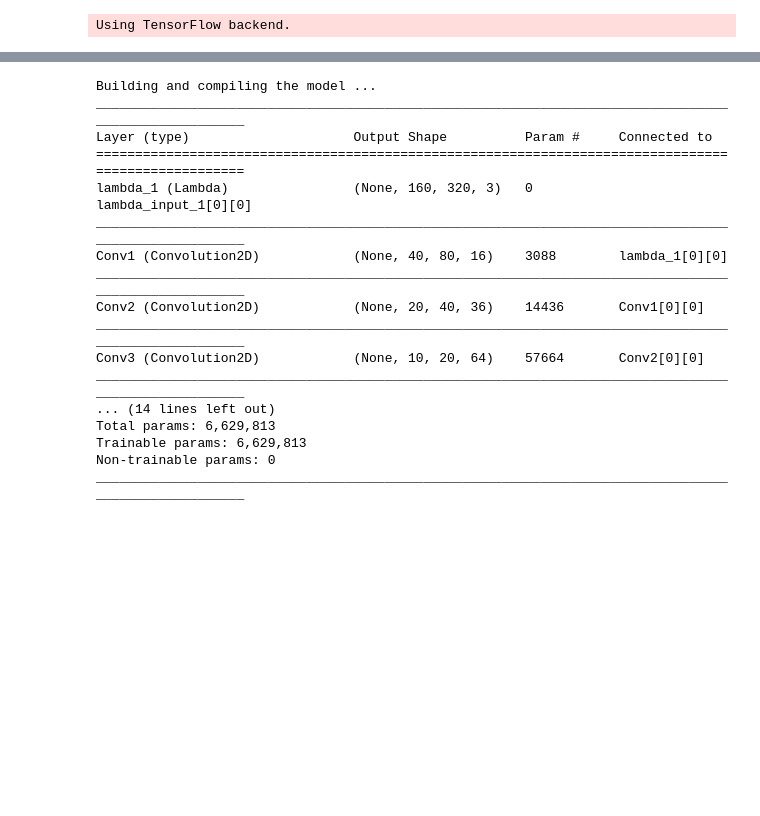
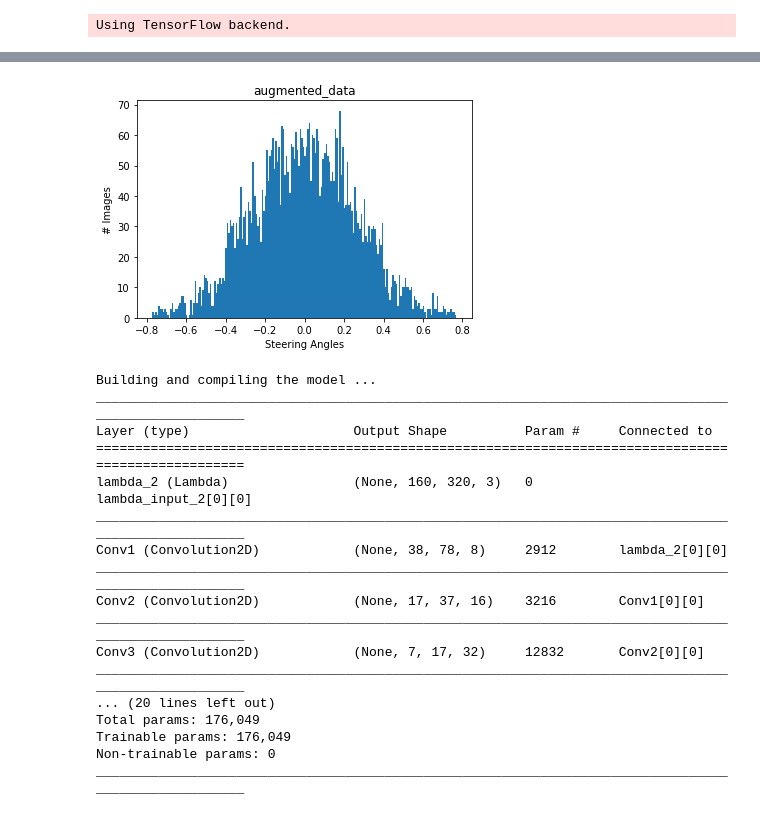
Before and after one commit to iitkliv/autonomous-driving-monocam, a Jupyter notebook: src/steer_only/prototype.ipynb, the cells around one changed output, grey strips where cells are left out. Saved outputs shown, nothing was run; the diff lists cells and outputs as text; code cells hidden in the pictures; blank space fills up the shorter version.

```diff
--- a/src/steer_only/prototype.ipynb
+++ b/src/steer_only/prototype.ipynb
@@ -228,3 +230,10 @@ plt.show()
+# %%
+sample_gen = generate_batch_data(train_set)
+for i in range(100):
+    next(sample_gen)
+plot_steering_histogram(augmented_steering_angles, "augmented_data", num_bins=AUGMENTATION_NUM_BINS)
+# %% [output]
+[figure, added]
 # %%
 from keras.models import Sequential, Model
 from keras.layers.core import Lambda, Dense, Activation, Flatten, Dropout
@@ -239,21 +248,26 @@ model = Sequential()
 # Preprocess incoming data, centered around zero with small standard deviation
 model.add(Lambda(lambda x: (x / 127.5) - 1.0, input_shape=(INPUT_IMAGE_ROWS, INPUT_IMAGE_COLS, INPUT_IMAGE_CHANNELS)))
 # Block - conv
-model.add(Convolution2D(16, 8, 8, border_mode='same', subsample=[4,4], activation='elu', name='Conv1'))
+model.add(Convolution2D(8, 11, 11, border_mode='valid', subsample=[4,4], init='glorot_uniform', activation='elu', name='Conv1'))
 # Block - conv
-model.add(Convolution2D(36, 5, 5, border_mode='same', subsample=[2,2], activation='elu', name='Conv2'))
+model.add(Convolution2D(16, 5, 5, border_mode='valid', subsample=[2,2], init='glorot_uniform', activation='elu', name='Conv2'))
 # Block - conv
-model.add(Convolution2D(64, 5, 5, border_mode='same', subsample=[2,2], activation='elu', name='Conv3'))
+model.add(Convolution2D(32, 5, 5, border_mode='valid', subsample=[2,2], init='glorot_uniform', activation='elu', name='Conv3'))
+# Block - conv
+model.add(Convolution2D(32, 5, 5, border_mode='valid', subsample=[2,2], init='glorot_uniform', activation='elu', name='Conv4'))
 # Block - flatten
 model.add(Flatten())
 model.add(Dropout(0.2))
 model.add(ELU())
+
 # Block - fully connected
-model.add(Dense(512, activation='elu', name='FC1'))
-model.add(Dropout(0.5))
+model.add(Dense(256, activation='elu', name='FC1'))
+model.add(Dropout(0.2))
+model.add(ELU())
+model.add(Dense(64, activation='elu', name='FC2'))
 model.add(ELU())
 # Block - output
-model.add(Dense(1, name='output'))
+model.add(Dense(1, activation='linear', name='output'))
 model.summary()
 
 adam = Adam(lr=0.0001)
@@ -263,17 +277,17 @@ Building and compiling the model ...
 ____________________________________________________________________________________________________
 Layer (type)                     Output Shape          Param #     Connected to
 ====================================================================================================
-lambda_1 (Lambda)                (None, 160, 320, 3)   0           lambda_input_1[0][0]
+lambda_2 (Lambda)                (None, 160, 320, 3)   0           lambda_input_2[0][0]
 ____________________________________________________________________________________________________
-Conv1 (Convolution2D)            (None, 40, 80, 16)    3088        lambda_1[0][0]
+Conv1 (Convolution2D)            (None, 38, 78, 8)     2912        lambda_2[0][0]
 ____________________________________________________________________________________________________
-Conv2 (Convolution2D)            (None, 20, 40, 36)    14436       Conv1[0][0]
+Conv2 (Convolution2D)            (None, 17, 37, 16)    3216        Conv1[0][0]
 ____________________________________________________________________________________________________
-Conv3 (Convolution2D)            (None, 10, 20, 64)    57664       Conv2[0][0]
+Conv3 (Convolution2D)            (None, 7, 17, 32)     12832       Conv2[0][0]
 ____________________________________________________________________________________________________
-... (14 lines left out)
-Total params: 6,629,813
-Trainable params: 6,629,813
+... (20 lines left out)
+Total params: 176,049
+Trainable params: 176,049
 Non-trainable params: 0
 ____________________________________________________________________________________________________
 # %%
```
Also changed, not shown: parts of 10 cells of this notebook, 5 other files.
